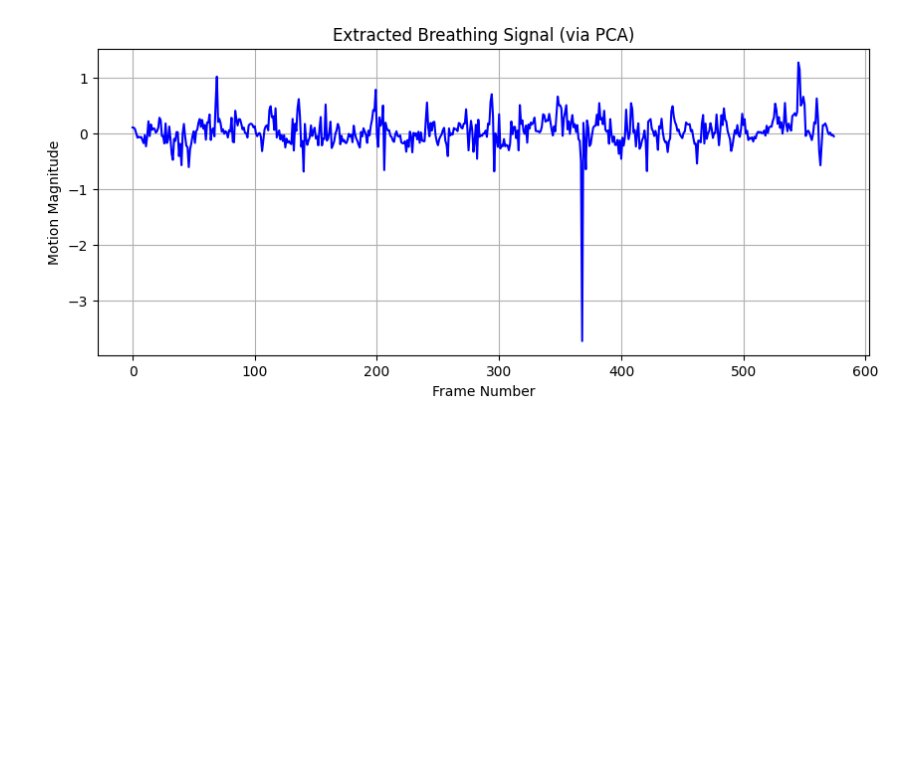
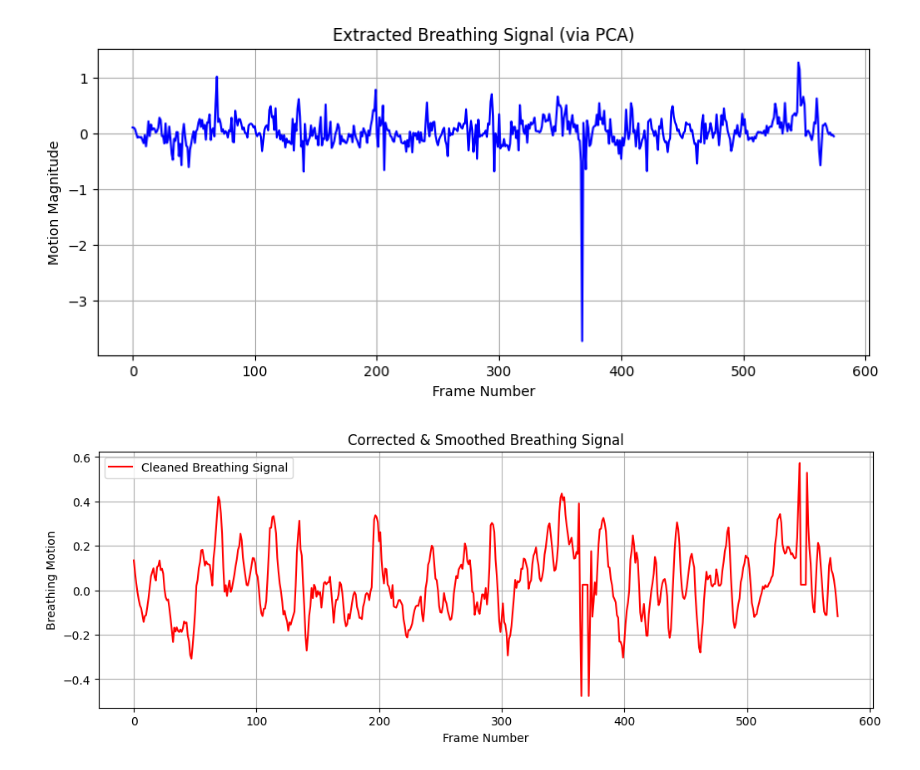
Before and after one commit to ShawwaHu/APPG, a Jupyter notebook: Eulerian_Video_Magnification.ipynb, the cells around one changed output. Saved outputs shown, nothing was run; the diff lists cells and outputs as text; code cells hidden in the pictures; blank space fills up the shorter version.

```diff
--- a/Eulerian_Video_Magnification.ipynb
+++ b/Eulerian_Video_Magnification.ipynb
@@ -599,3 +599,37 @@ pyplot.grid(True)
 pyplot.show()
 # %% [output]
 [figure]
+# %%
+import numpy as np
+import scipy.signal as signal
+import matplotlib.pyplot as plt
+
+# Convert breathing signal to numpy array
+breathing_signal_array = np.array(breathing_signal)
+
+# Apply Savitzky-Golay filter for smoothing (window size 11, polynomial order 2)
+smoothed_signal = signal.savgol_filter(breathing_signal_array, window_length=11, polyorder=2)
+
+# Detect and remove outliers (statistical method)
+median = np.median(smoothed_signal)
+std_dev = np.std(smoothed_signal)
+outlier_threshold = 3 * std_dev  # Points beyond this are considered outliers
+
+# Replace outliers with median value
+filtered_signal = np.where(
+    np.abs(smoothed_signal - median) > outlier_threshold,
+    median,
+    smoothed_signal
+)
+
+# Plot the cleaned breathing signal
+plt.figure(figsize=(12, 4))
+plt.plot(filtered_signal, color='red', label='Cleaned Breathing Signal')
+plt.title('Corrected & Smoothed Breathing Signal')
+plt.xlabel('Frame Number')
+plt.ylabel('Breathing Motion')
+plt.legend()
+plt.grid(True)
+plt.show()
+# %% [output]
+[figure, added]
```
